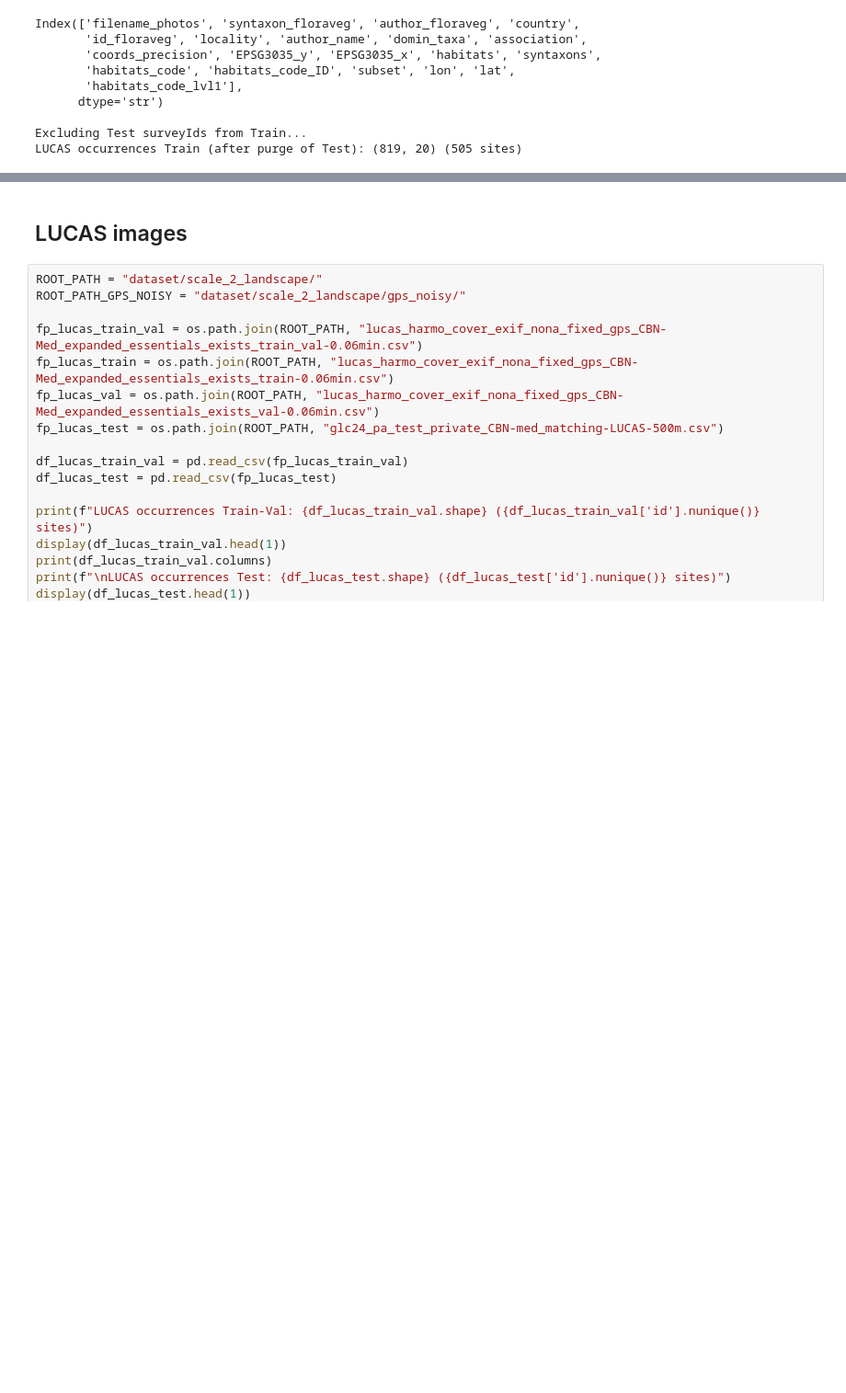
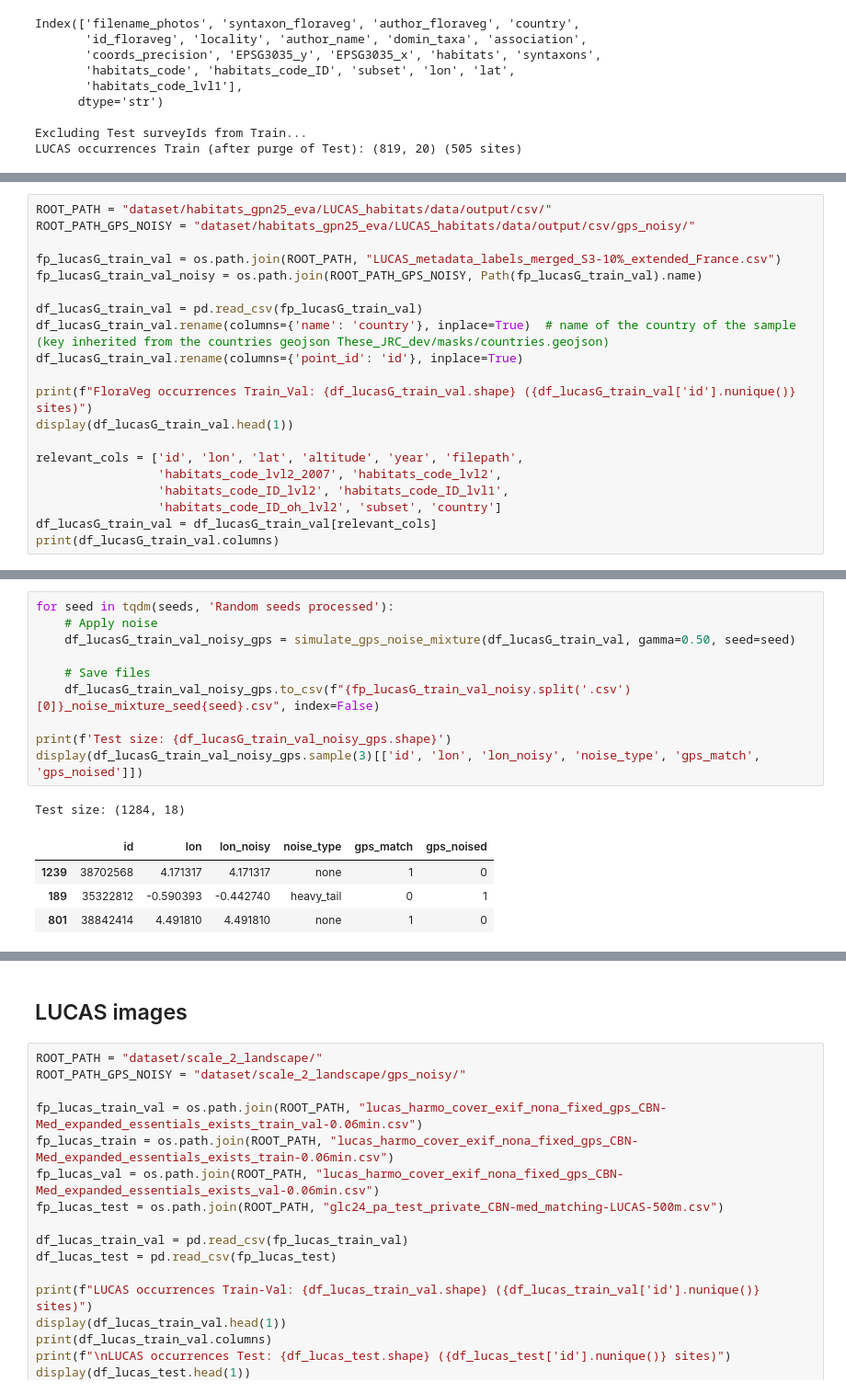
Before and after one commit to plantnet/malpolon, a Jupyter notebook: examples/custom_train/multiscale_jrc/Pre-processing_error_detection.ipynb, the cells around one changed output, grey strips where cells are left out. Shown at 92% size. Saved outputs shown, nothing was run; the diff lists cells and outputs as text; blank space fills up the shorter version.

Commit message:
Added GPS error utility scripts and LUCAS_grasslands  support

```diff
--- a/examples/custom_train/multiscale_jrc/Pre-processing_error_detection.ipynb
+++ b/examples/custom_train/multiscale_jrc/Pre-processing_error_detection.ipynb
@@ -375,0 +369,20 @@ print(df_floraveg_test['id_floraveg'].nunique())
+# %%
+ROOT_PATH = "dataset/habitats_gpn25_eva/LUCAS_habitats/data/output/csv/"
+ROOT_PATH_GPS_NOISY = "dataset/habitats_gpn25_eva/LUCAS_habitats/data/output/csv/gps_noisy/"
+
+fp_lucasG_train_val = os.path.join(ROOT_PATH, "LUCAS_metadata_labels_merged_S3-10%_extended_France.csv")
+fp_lucasG_train_val_noisy = os.path.join(ROOT_PATH_GPS_NOISY, Path(fp_lucasG_train_val).name)
+
+df_lucasG_train_val = pd.read_csv(fp_lucasG_train_val)
+df_lucasG_train_val.rename(columns={'name': 'country'}, inplace=True)  # name of the country of the sample (key inherited from the countries geojson These_JRC_dev/masks/countries.geojson)
+df_lucasG_train_val.rename(columns={'point_id': 'id'}, inplace=True)
+
+print(f"FloraVeg occurrences Train_Val: {df_lucasG_train_val.shape} ({df_lucasG_train_val['id'].nunique()} sites)")
+display(df_lucasG_train_val.head(1))
+
+relevant_cols = ['id', 'lon', 'lat', 'altitude', 'year', 'filepath',
+                 'habitats_code_lvl2_2007', 'habitats_code_lvl2',
+                 'habitats_code_ID_lvl2', 'habitats_code_ID_lvl1',
+                 'habitats_code_ID_oh_lvl2', 'subset', 'country']
+df_lucasG_train_val = df_lucasG_train_val[relevant_cols]
+print(df_lucasG_train_val.columns)
@@ -375,0 +398,16 @@ print(df_floraveg_test['id_floraveg'].nunique())
+# %%
+for seed in tqdm(seeds, 'Random seeds processed'):
+    # Apply noise
+    df_lucasG_train_val_noisy_gps = simulate_gps_noise_mixture(df_lucasG_train_val, gamma=0.50, seed=seed)
+
+    # Save files
+    df_lucasG_train_val_noisy_gps.to_csv(f"{fp_lucasG_train_val_noisy.split('.csv')[0]}_noise_mixture_seed{seed}.csv", index=False)
+
+print(f'Test size: {df_lucasG_train_val_noisy_gps.shape}')
+display(df_lucasG_train_val_noisy_gps.sample(3)[['id', 'lon', 'lon_noisy', 'noise_type', 'gps_match', 'gps_noised']])
+# %% [output]
+Test size: (1284, 18)
+|  | id | lon | lon_noisy | noise_type | gps_match | gps_noised |
+| 1239 | 38702568 | 4.171317 | 4.171317 | none | 1 | 0 |
+| 189 | 35322812 | -0.590393 | -0.442740 | heavy_tail | 0 | 1 |
+| 801 | 38842414 | 4.491810 | 4.491810 | none | 1 | 0 |
```
Also changed, not shown: parts of 7 cells of this notebook, 30 other files.
